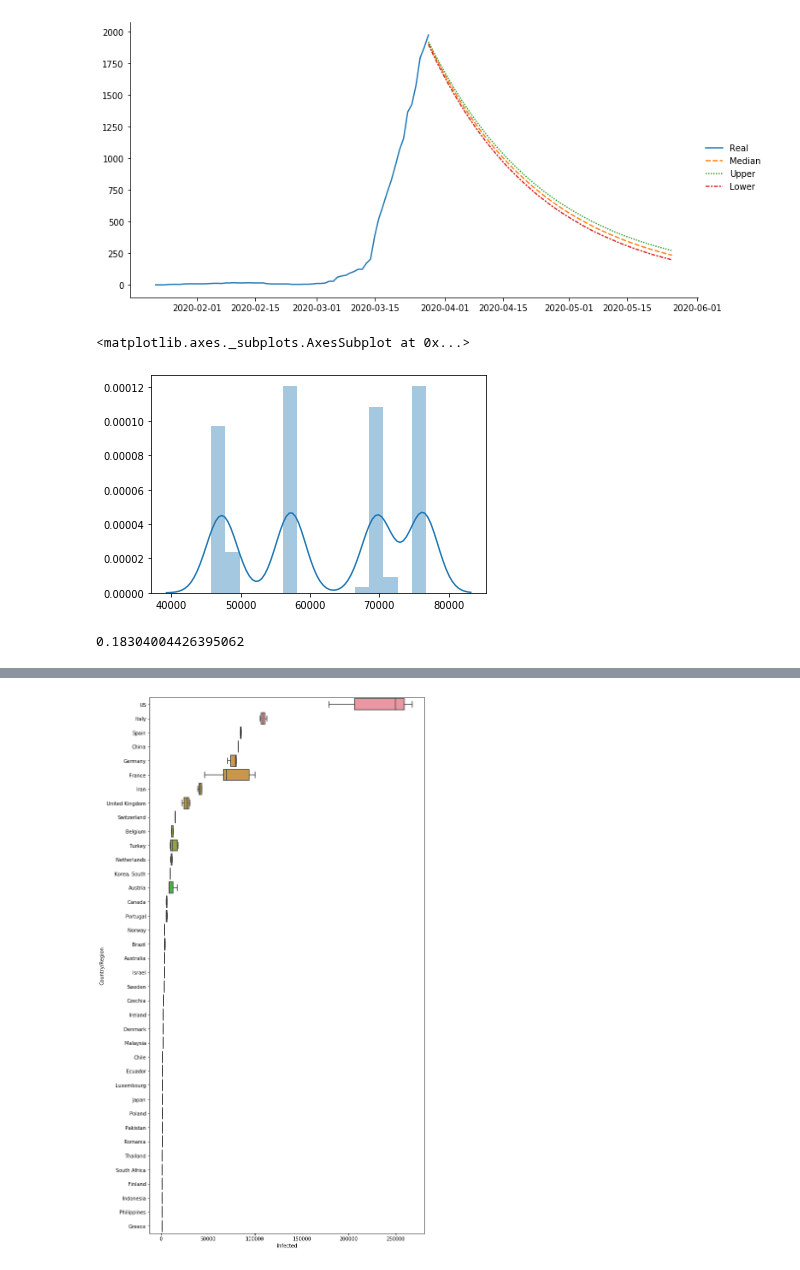
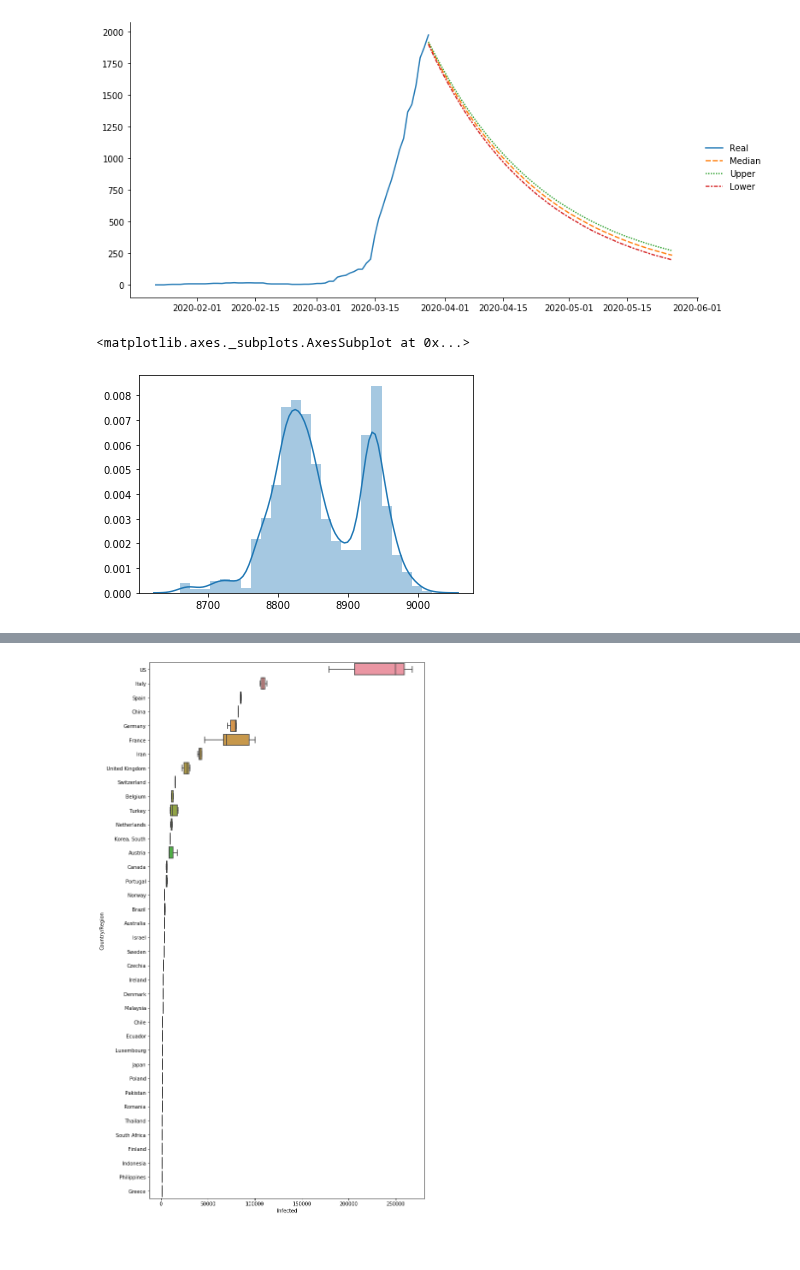
Before and after one commit to yoriyuki/COVID-19, a Jupyter notebook: prediction/COVID-19.ipynb, the cells around one changed output, grey strips where cells are left out. Saved outputs shown, nothing was run; the diff lists cells and outputs as text; code cells hidden in the pictures.

```diff
--- a/prediction/COVID-19.ipynb
+++ b/prediction/COVID-19.ipynb
@@ -273,11 +283,7 @@ draw_infected(fit, recent, 60, 'Malaysia')
 # %% [output]
 [figure]
 # %%
-sns.distplot(fit['p'][:,12])
+sns.distplot(fit['p'][:,confirmed.columns.get_loc('Korea, South')])
 # %% [output]
 <matplotlib.axes._subplots.AxesSubplot at 0x...>
-[figure, old version]
+[figure, new version]
-# %%
-fit['c'].mean(axis=0)[5,5]
-# %% [output]
-0.18304004426395062
```
Also changed, not shown: parts of 2 cells of this notebook.
